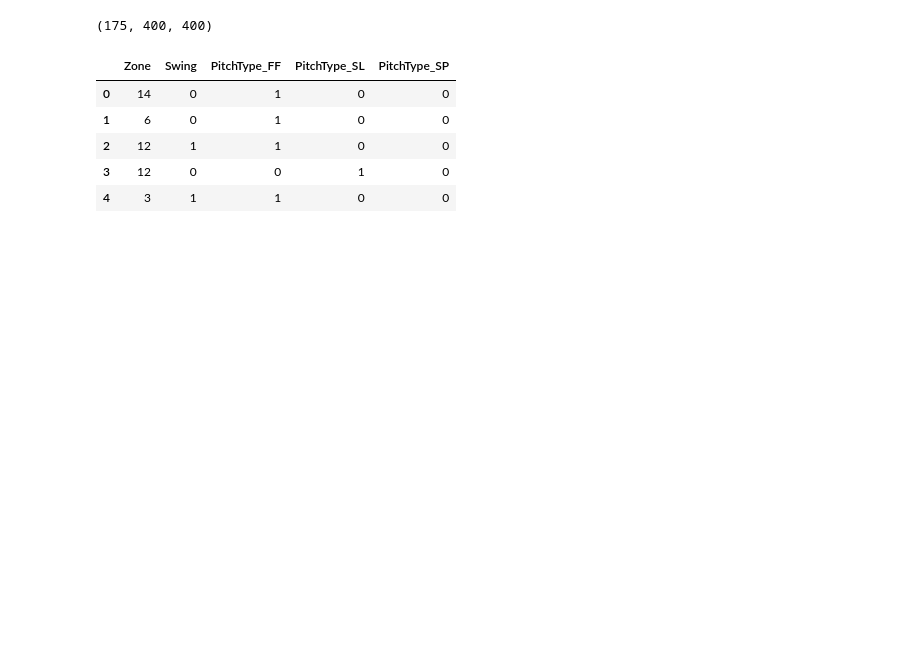
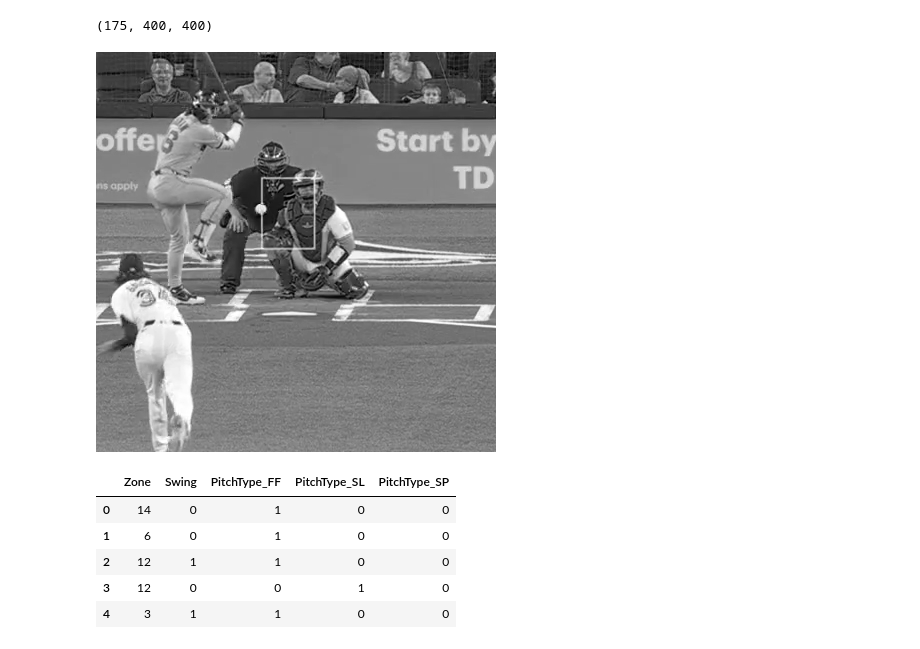
Before and after one commit to djweinmann/DS4420-Project, a Jupyter notebook: cnn/pitch_predict_cnn.ipynb, the cells around one changed output. Saved outputs shown, nothing was run; the diff lists cells and outputs as text; code cells hidden in the pictures; blank space fills up the shorter version.

Commit message:
cnn, cnn plots

```diff
--- a/cnn/pitch_predict_cnn.ipynb
+++ b/cnn/pitch_predict_cnn.ipynb
@@ -76,6 +76,14 @@ images = np.array(images)
 images.shape
 # %% [output]
 (175, 400, 400)
+# %%
+### EXAMPLE GREYSCALE IMAGE FOR POSTER/REPORT PURPOSES
+with Image.open("data/images_cropped/1.png") as img:
+	grayscale_img = img.convert("L")
+
+grayscale_img
+# %% [output]
+[figure, added]
 # %%
 num_data = pd.read_csv('data/pitches/gausman_pitches.csv')
 num_data = pd.get_dummies(num_data, columns=['PitchType'], dtype=int)
```
Also changed, not shown: parts of 10 cells of this notebook.
